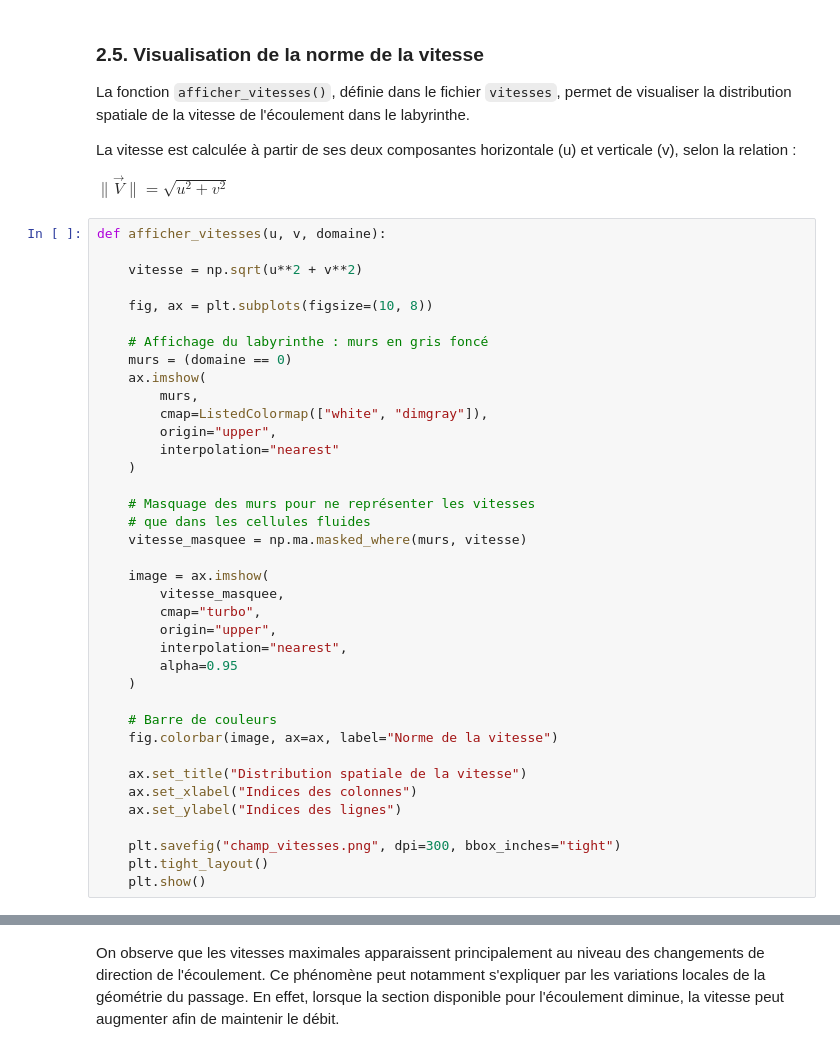
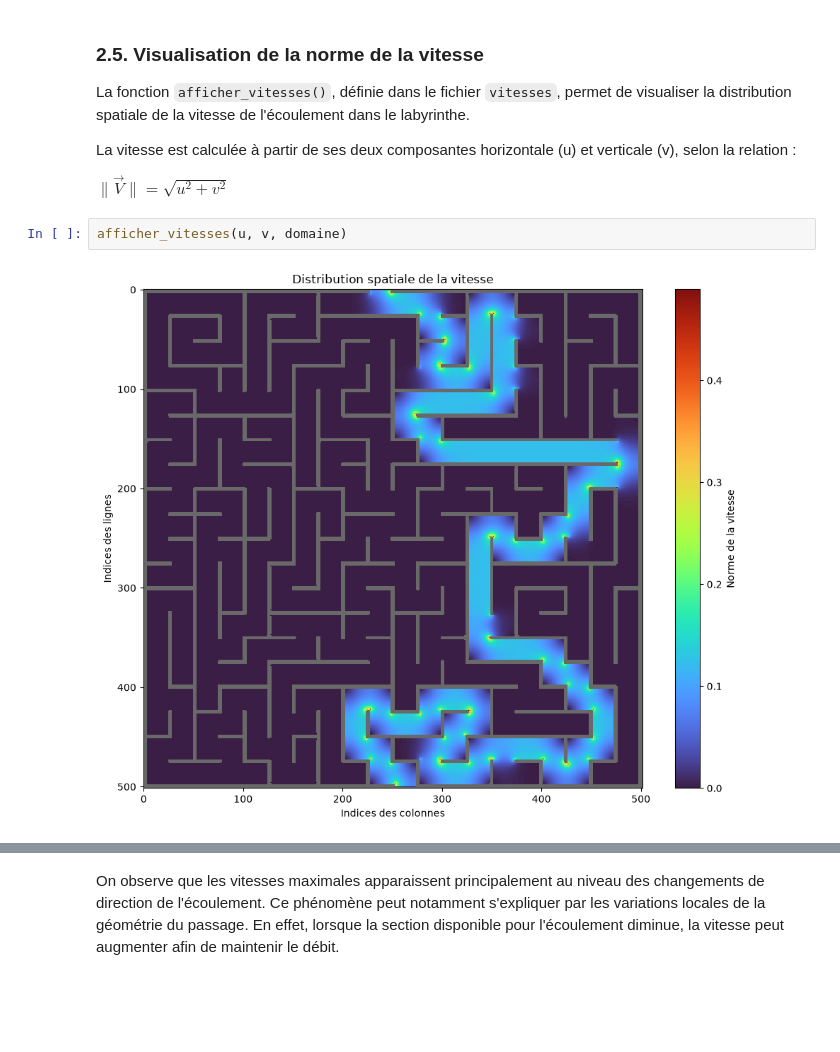
Before and after one commit to Lola-Cattini/projet-Volumes-Finis-, a Jupyter notebook: rapport.ipynb, the cells around one changed output, grey strips where cells are left out. Cells and saved outputs as stored; diff of their text form; blank space fills up the shorter version.

```diff
--- a/rapport.ipynb
+++ b/rapport.ipynb
@@ -410,40 +345,6 @@ $
 \|\vec{V}\|=\sqrt{u^2+v^2}
 $
 # %%
-def afficher_vitesses(u, v, domaine):
-
-    vitesse = np.sqrt(u**2 + v**2)
-
-    fig, ax = plt.subplots(figsize=(10, 8))
-
-    # Affichage du labyrinthe : murs en gris foncé
-    murs = (domaine == 0)
-    ax.imshow(
-        murs,
-        cmap=ListedColormap(["white", "dimgray"]),
-        origin="upper",
-        interpolation="nearest"
-    )
-
-    # Masquage des murs pour ne représenter les vitesses
-    # que dans les cellules fluides
-    vitesse_masquee = np.ma.masked_where(murs, vitesse)
-
-    image = ax.imshow(
-        vitesse_masquee,
-        cmap="turbo",
-        origin="upper",
-        interpolation="nearest",
-        alpha=0.95
-    )
-
-    # Barre de couleurs
-    fig.colorbar(image, ax=ax, label="Norme de la vitesse")
-
-    ax.set_title("Distribution spatiale de la vitesse")
-    ax.set_xlabel("Indices des colonnes")
-    ax.set_ylabel("Indices des lignes")
-
-    plt.savefig("champ_vitesses.png", dpi=300, bbox_inches="tight")
-    plt.tight_layout()
-    plt.show()
+afficher_vitesses(u, v, domaine)
+# %% [output]
+[figure, added]
```
Also changed, not shown: parts of 19 cells of this notebook, 7 other files.
